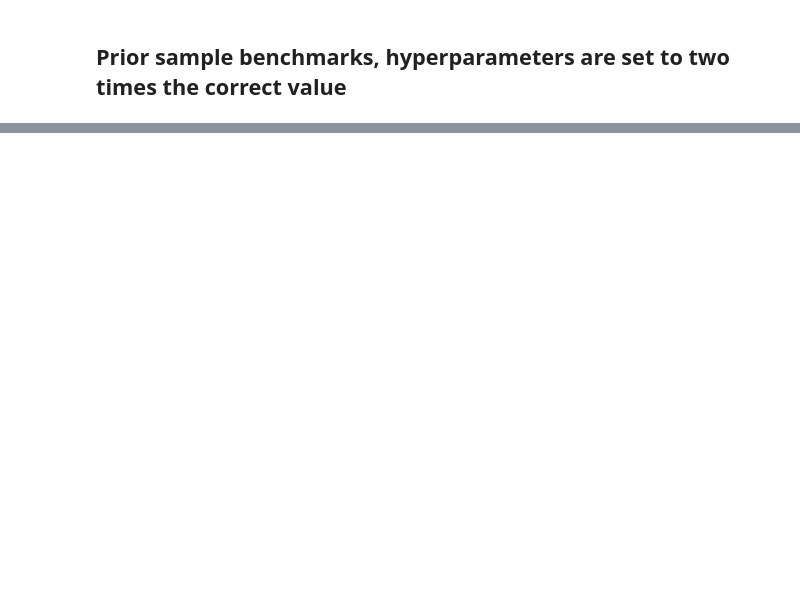
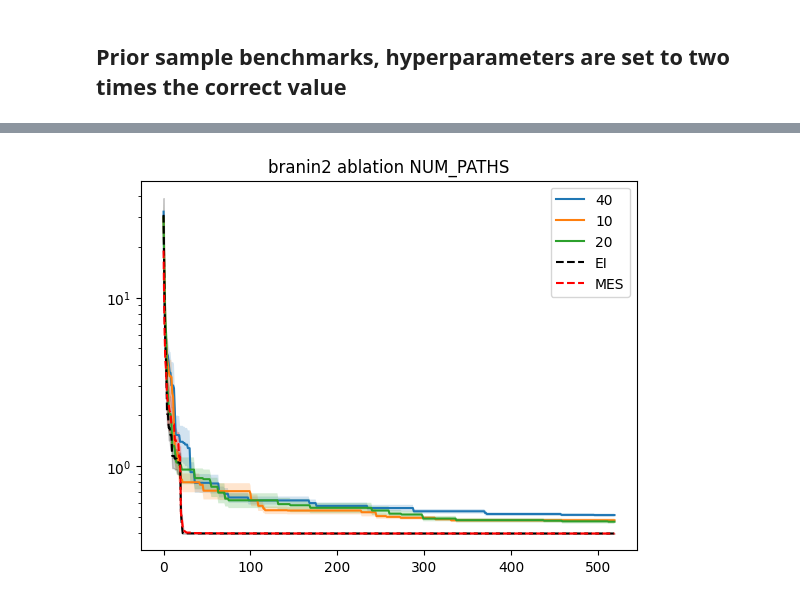
Before and after one commit to NUOJIN/variational-entropy-search, a Jupyter notebook: results_gamma_vs_ei.ipynb, the cells around one changed output, grey strips where cells are left out. Saved outputs shown, nothing was run; the diff lists cells and outputs as text; code cells hidden in the pictures; blank space fills up the shorter version.

Commit message:
update results

```diff
--- a/results_gamma_vs_ei.ipynb
+++ b/results_gamma_vs_ei.ipynb
@@ -253,0 +295,85 @@ for benchmark in benchmarks:
+# %%
+benchmarks = ['branin2','hartmann6', 'rover', 'mopta08', 'prior_sample_2d_ls0.5', 'prior_sample_2d_ls1', 'prior_sample_2d_ls2','prior_sample_50d_ls0.5', 'prior_sample_50d_ls1', 'prior_sample_50d_ls2']
+
+run_dirs = glob.glob('results/ves_gamma_vs_ei2/*')
+
+for benchmark in benchmarks:
+
+    def general_dir_match(
+            args: dict,
+    ):
+        if not 'prior_sample' in benchmark:
+            return True
+        else:
+            ls = float(benchmark.split('_')[-1][2:])
+            set_ls = args['set_lengthscale']
+            return set_ls is None
+
+    relevant_dirs = [d for d in run_dirs if json.load(open(f'{d}/args.json'))['benchmark'] == benchmark]
+
+
+    def def_dir_match(
+            args: dict
+    ):
+        return args['clamp_min'] == 1e-10 \
+            and args['sample_around_best'] == True \
+            and args['acqf_raw_samples'] == 512 \
+            and args['num_paths'] == 64 \
+            and args['num_iter'] == 50
+
+
+    ei_dirs = [d for d in relevant_dirs if f'{d}/train_x_ei.npy' in glob.glob(f'{d}/*')]
+    mes_dirs = [d for d in relevant_dirs if f'{d}/train_x_mes.npy' in glob.glob(f'{d}/*')]
+    # remove ei_dirs from relevant_dirs
+    relevant_dirs = [d for d in relevant_dirs if d not in ei_dirs]
+    relevant_dirs = [d for d in relevant_dirs if general_dir_match(json.load(open(f'{d}/args.json')))]
+
+    default_dirs = [d for d in relevant_dirs if def_dir_match(json.load(open(f'{d}/args.json'))) and 'train_y_ves.npy' in d]
+
+    # ablation num_iter
+    fig, ax = plt.subplots()
+    ablation_dirs = [d for d in relevant_dirs if
+                     json.load(open(f'{d}/args.json'))['num_iter'] != 50] + default_dirs
+    ablation_hashes = list(set([int(d.split('/')[-1].split('_')[1]) for d in ablation_dirs]))
+
+    for h in ablation_hashes:
+        dirs = [d for d in ablation_dirs if int(d.split('/')[-1].split('_')[1]) == h]
+        ves_y = [np.maximum.accumulate(np.load(f'{d}/train_y_ves.npy')) for d in dirs]
+        if len(ves_y) == 0:
+            continue
+        min_len = min([len(y) for y in ves_y])
+        ves_y = [y[:min_len] for y in ves_y]
+        ves_y = -np.stack(ves_y).squeeze(-1)
+        ves_y_mean = ves_y.mean(axis=0)
+        ves_y_std = ves_y.std(axis=0)/ np.sqrt(len(ves_y))
+        ax.plot(ves_y_mean, label=f'{json.load(open(f"{dirs[0]}/args.json"))["num_iter"]}')
+        ax.fill_between(np.arange(len(ves_y_mean)), ves_y_mean-ves_y_std, ves_y_mean+ves_y_std, alpha=0.2)
+    ei_y = [np.maximum.accumulate(np.load(f'{d}/train_y_ei.npy')) for d in ei_dirs]
+    min_len = min([len(y) for y in ei_y])
+    ei_y = [y[:min_len] for y in ei_y]
+    ei_y = -np.stack(ei_y).squeeze(-1)
+    ei_y_mean = ei_y.mean(axis=0)
+    ei_y_std = ei_y.std(axis=0)/ np.sqrt(len(ei_y))
+
+    mes_y = [np.maximum.accumulate(np.load(f'{d}/train_y_mes.npy')) for d in mes_dirs]
+    min_len = min([len(y) for y in mes_y])
+    mes_y = [y[:min_len] for y in mes_y]
+    mes_y = -np.stack(mes_y).squeeze(-1)
+    mes_y_mean = mes_y.mean(axis=0)
+    mes_y_std = mes_y.std(axis=0)/ np.sqrt(len(mes_y))
+
+    ax.plot(ei_y_mean, label='EI', color='black', linestyle='--')
+    ax.fill_between(np.arange(len(ei_y_mean)), ei_y_mean-ei_y_std, ei_y_mean+ei_y_std, alpha=0.2, color='black')
+
+    ax.plot(mes_y_mean, label='MES', color='red', linestyle='--')
+    ax.fill_between(np.arange(len(mes_y_mean)), mes_y_mean-mes_y_std, mes_y_mean+mes_y_std, alpha=0.2, color='red')
+    ax.legend()
+    ax.set_title(f'{benchmark} ablation NUM_PATHS')
+    if benchmark == 'branin2':
+        ax.set_yscale('log')
+    if benchmark.startswith('prior_sample'):
+        # find best value
+        ax.set_yscale('symlog')
+    plt.show()
+# %% [output]
+[figure, added]
```
Also changed, not shown: parts of 5 cells of this notebook.
